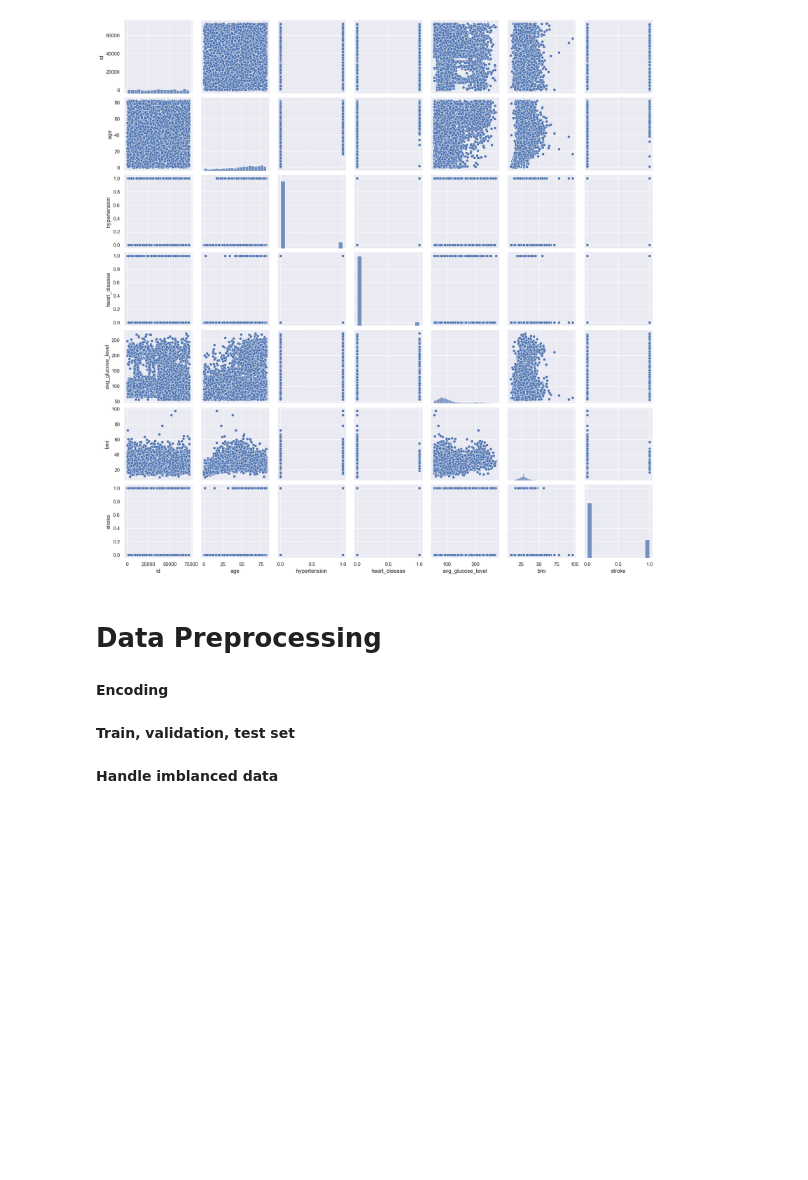
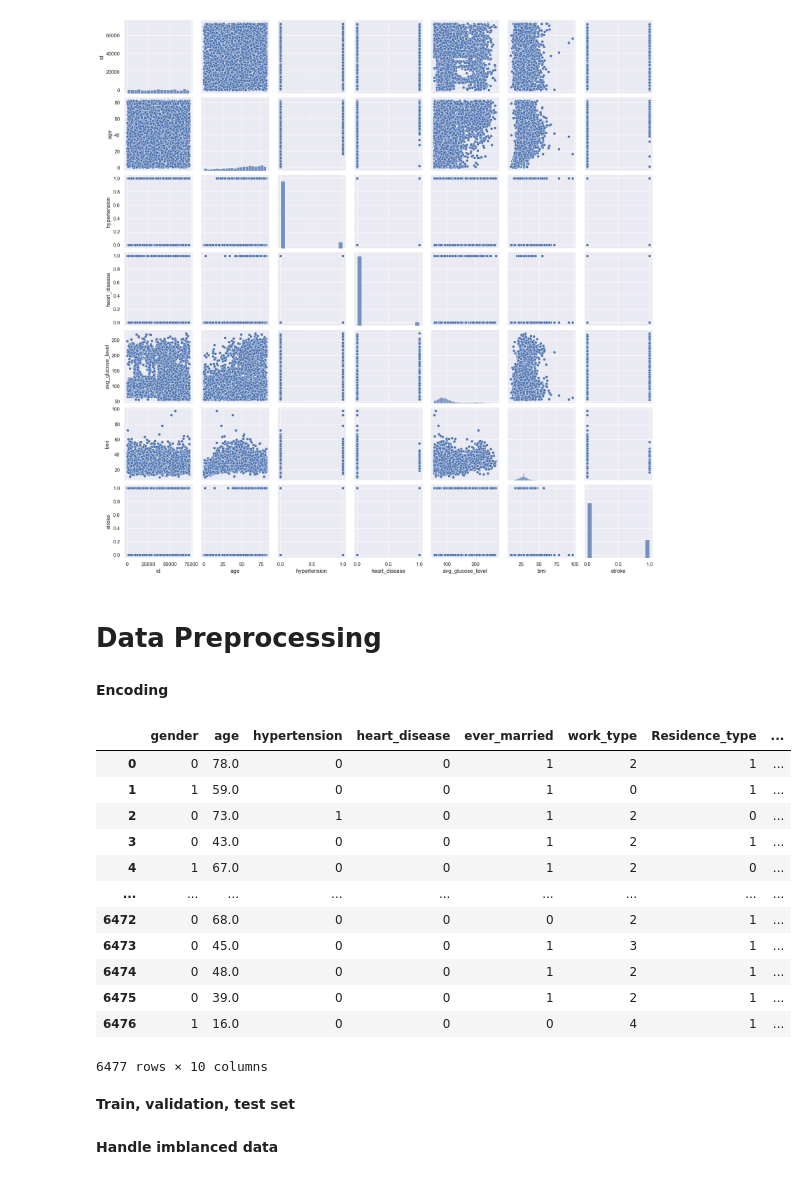
Before and after one commit to hoandkjxhbfhk/stroke-predict, a Jupyter notebook: model.ipynb, the cells around one changed output. Saved outputs shown, nothing was run; the diff lists cells and outputs as text; code cells hidden in the pictures; blank space fills up the shorter version.

```diff
--- a/model.ipynb
+++ b/model.ipynb
@@ -434,6 +436,22 @@ plt.show()
 # **Data Preprocessing** <a id="4"></a>
 # %% [markdown]
 **Encoding**
+# %%
+dataset
+# %% [output]
+|  | gender | age | hypertension | heart_disease | ever_married | work_type | Residence_type | ... |
+| 0 | 0 | 78.0 | 0 | 0 | 1 | 2 | 1 | ... |
+| 1 | 1 | 59.0 | 0 | 0 | 1 | 0 | 1 | ... |
+| 2 | 0 | 73.0 | 1 | 0 | 1 | 2 | 0 | ... |
+| 3 | 0 | 43.0 | 0 | 0 | 1 | 2 | 1 | ... |
+| 4 | 1 | 67.0 | 0 | 0 | 1 | 2 | 0 | ... |
+| ... | ... | ... | ... | ... | ... | ... | ... | ... |
+| 6472 | 0 | 68.0 | 0 | 0 | 0 | 2 | 1 | ... |
+| 6473 | 0 | 45.0 | 0 | 0 | 1 | 3 | 1 | ... |
+| 6474 | 0 | 48.0 | 0 | 0 | 1 | 2 | 1 | ... |
+| 6475 | 0 | 39.0 | 0 | 0 | 1 | 2 | 1 | ... |
+| 6476 | 1 | 16.0 | 0 | 0 | 0 | 4 | 1 | ... |
+6477 rows × 10 columns
 # %%
 from sklearn.preprocessing import LabelEncoder, OneHotEncoder
 
```
Also changed, not shown: parts of 1 cell of this notebook.
